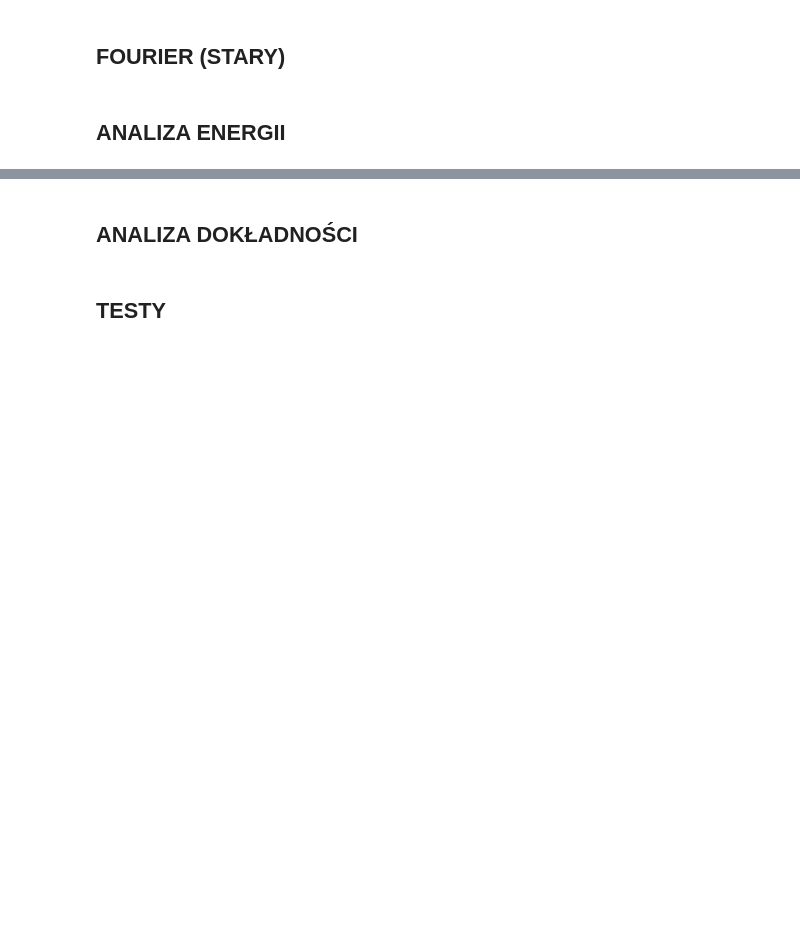
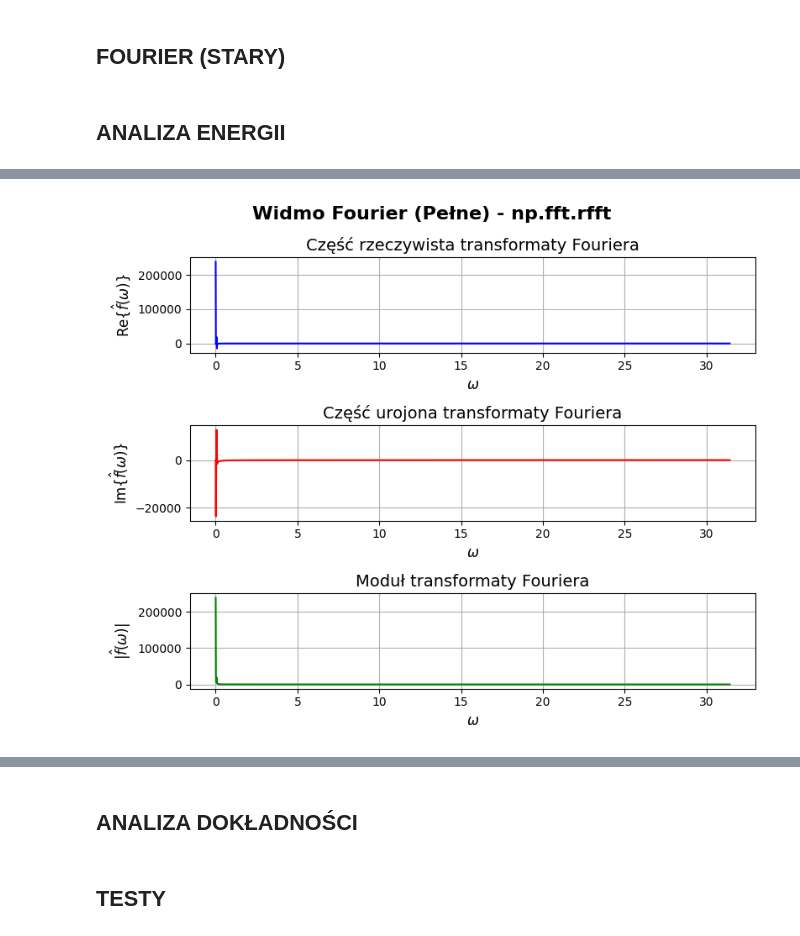
Before and after one commit to grzesiex22/Signals_1D_compression, a Jupyter notebook: main.ipynb, the cells around one changed output, grey strips where cells are left out. Cells and saved outputs as stored; diff of their text form; code cells hidden in the pictures; blank space fills up the shorter version.

Commit message:
Poprawa w main analizy energii

```diff
--- a/main.ipynb
+++ b/main.ipynb
@@ -234,43 +234,82 @@ Plotter.plot_fourier_comparison(
 creator = DatasetCreator(t_span=[0, 500], dt=0.1, amp_range=(3, 90), noise_level=0.0)
 dataset = creator.create_dataset(n_aprbs=10, n_multisine=10, n_noise=10)
 
-print("\n--- ANALIZA SYGNAŁU MULTISINE ---")# Pobieramy pierwszy sygnał z listy
+energy_threshold = 0.999  # Procent energii do zachowania (np. 0.999 dla 99.9%)
+
+# 2. Analiza energii dla NUMPY FFT
+print("\n--- ANALIZA SYGNAŁU MULTISINE - NUMPY FFT ---")# Pobieramy pierwszy sygnał z listy
 signal = dataset['multisine'][0]
 
-# 2. Analiza energii w dziedzinie czasu
+# 2.1. Analiza energii w dziedzinie czasu
 e_time = EnergyAnalyzer.calculate_total_energy(signal)
 print(f"Energia w dziedzinie czasu: {e_time:.2f}")
 
-# 3. Analiza energii w dziedzinie częstotliwości (FFT)
+# 2.2. Analiza energii w dziedzinie częstotliwości (FFT)
 coeffs = np.fft.rfft(signal.y)
 # Częstotliwości odpowiadające współczynnikom (w Hz lub rad/s)
 freqs = np.fft.rfftfreq(len(signal.y), d=(signal.t[1] - signal.t[0]))
 omega_numpy = 2 * np.pi * freqs
 
-results = EnergyAnalyzer.analyze_energy_distribution(coeffs, N=len(signal.y), threshold=0.999)
+results = EnergyAnalyzer.analyze_energy_distribution(coeffs, N=len(signal.y), threshold=energy_threshold)
 print(f"Wspołczynniki FFT - liczba: {len(coeffs)}...")  # Pokazujemy tylko pierwsze 5 współczynników
 print(f"Wspołczynniki FFT: {coeffs[:5]}...")  # Pokazujemy tylko pierwsze 5 współczynników
 print(f"Energia w dziedzinie częstotliwości: {results['total_energy_freq']:.2f}")
-print(f"Liczba współczynników (K) dla 99.9% energii: {results['k_threshold']}")
+print(f"Liczba współczynników (K) dla {energy_threshold*100}% energii: {results['k_threshold']}")
 
-# PRÓBA ANALIZY Z KLASY FOURIER (DLA K LICZBY WSPÓŁCZYNNIKÓW DLA 99.9% ENERGII)
-# 4. Inicjalizacja klasy Fourier
+# 2.3. Przycinanie widma (metoda analogiczna do trim_spectrum)
+# Sortujemy po amplitudzie i zostawiamy tylko K największych, reszta -> 0
+magnitudes = np.abs(coeffs)
+# Pobieramy próg wartości dla k-tego największego elementu
+threshold_val = np.sort(magnitudes)[-results['k_threshold']]
+coeffs_trimmed = np.where(magnitudes >= threshold_val, coeffs, 0)
+
+# 2.4. Transformata odwrotna (Inverse Real FFT)
+# irfft automatycznie odtwarza sygnał o długości N na podstawie współczynników rfft
+y_reconstructed_np = np.fft.irfft(coeffs_trimmed, n=len(signal.y))
+
+# 2.5. Wizualizacja wyników
+# Wykres widma (Część rzeczywista, urojona i moduł)
+Plotter.plot_fourier_transform(omega_numpy, coeffs, title="Widmo Fourier (Pełne) - np.fft.rfft")
+Plotter.plot_fourier_transform(omega_numpy, coeffs_trimmed, title="Widmo obliczone przez np.fft.rfft")
+
+# Wykres porównawczy (Oryginał vs Rekonstrukcja)
+# Rysujesz wynik
+Plotter.plot_fourier_comparison(
+    signal.t,
+    signal.y,
+    y_reconstructed_np,
+    K=results['k_threshold'],
+    title=f"Rekonstrukcja dla analizy energii z transformatą np.fft"
+)
+
+# 3. Analiza energii dla WŁASNEGO FFT
+print("\n--- ANALIZA SYGNAŁU MULTISINE - WŁASNA FFT ---")# Pobieramy pierwszy sygnał z listy
+signal = dataset['multisine'][0]
+
+# 3.1. Analiza energii w dziedzinie czasu
+e_time = EnergyAnalyzer.calculate_total_energy(signal)
+print(f"Energia w dziedzinie czasu: {e_time:.2f}")
+
+# 3.2. Analiza energii w dziedzinie częstotliwości (FFT)
 fourier_engine = DiscreteFourier(signal.t, signal.y)
 frq, cfs = fourier_engine.transform()
 
-# Liczymy ilość współczynników dla naszej implementacji
-results_dsc = EnergyAnalyzer.analyze_energy_distribution(cfs, N=len(signal.y), threshold=0.999)
+results_dsc = EnergyAnalyzer.analyze_energy_distribution(cfs, N=len(signal.y), threshold=energy_threshold)
+print(f"Wspołczynniki FFT - liczba: {len(coeffs)}...")  # Pokazujemy tylko pierwsze 5 współczynników
+print(f"Wspołczynniki FFT: {coeffs[:5]}...")  # Pokazujemy tylko pierwsze 5 współczynników
+print(f"Energia w dziedzinie częstotliwości: {results_dsc['total_energy_freq']:.2f}")
+print(f"Liczba współczynników (K) dla {energy_threshold*100}% energii: {results_dsc['k_threshold']}")
 
-# 5. Obliczenie transformaty prostej dla zakresu częstotliwości
+# 3.3. Obliczenie transformaty prostej dla zakresu częstotliwości
 omega_vec, f_omega_vec = fourier_engine.transform()
 
-# 6. Przycinamy do 50 najważniejszych współczynników (K=50)
+# 3.4. Przycinamy do 50 najważniejszych współczynników (K=50)
 f_trimmed = fourier_engine.trim_spectrum(f_omega_vec=f_omega_vec, k=results_dsc['k_threshold'])
 
-# 7. Obliczenie transformaty odwrotnej (rekonstrukcja sygnału)
+# 3.5. Obliczenie transformaty odwrotnej (rekonstrukcja sygnału)
 y_reconstructed = fourier_engine.inverse_transform(f_trimmed)
 
-# 8. Wizualizacja wyników
+# 3.6. Wizualizacja wyników
 # Wykres widma (Część rzeczywista, urojona i moduł)
 Plotter.plot_fourier_transform(omega_vec, f_omega_vec, title="Widmo Fourier (Pełne)")
 Plotter.plot_fourier_transform(omega_vec, f_trimmed, title=f"Widmo Fourier (Przycięte do K={results_dsc['k_threshold']})")
@@ -283,30 +322,4 @@ Plotter.plot_fourier_comparison(
     K=results_dsc['k_threshold'],
     title=f"Rekonstrukcja dla analizy energii z transformatą własną implementacją"
 )
-
-# PRÓBA ANALIZY Z NUMPY FOURIER (DLA K LICZBY WSPÓŁCZYNNIKÓW DLA 99.9% ENERGII)
-
-# 9. Przycinanie widma (metoda analogiczna do trim_spectrum)
-# Sortujemy po amplitudzie i zostawiamy tylko K największych, reszta -> 0
-magnitudes = np.abs(coeffs)
-# Pobieramy próg wartości dla k-tego największego elementu
-threshold_val = np.sort(magnitudes)[-results['k_threshold']]
-coeffs_trimmed = np.where(magnitudes >= threshold_val, coeffs, 0)
-
-# 10. Transformata odwrotna (Inverse Real FFT)
-# irfft automatycznie odtwarza sygnał o długości N na podstawie współczynników rfft
-y_reconstructed_np = np.fft.irfft(coeffs_trimmed, n=len(signal.y))
-
-# 11. Wizualizacja wyników
-# Wykres widma (Część rzeczywista, urojona i moduł)
-Plotter.plot_fourier_transform(omega_numpy, coeffs_trimmed, title="Widmo obliczone przez np.fft.rfft")
-
-# Wykres porównawczy (Oryginał vs Rekonstrukcja)
-# 3. Rysujesz wynik
-Plotter.plot_fourier_comparison(
-    signal.t,
-    signal.y,
-    y_reconstructed_np,
-    K=results['k_threshold'],
-    title=f"Rekonstrukcja dla analizy energii z transformatą np.fft"
-)
+# %% [output]
@@ -312,0 +340 @@ Plotter.plot_fourier_comparison(
+[figure, added]
```
Also changed, not shown: parts of 1 cell of this notebook.
